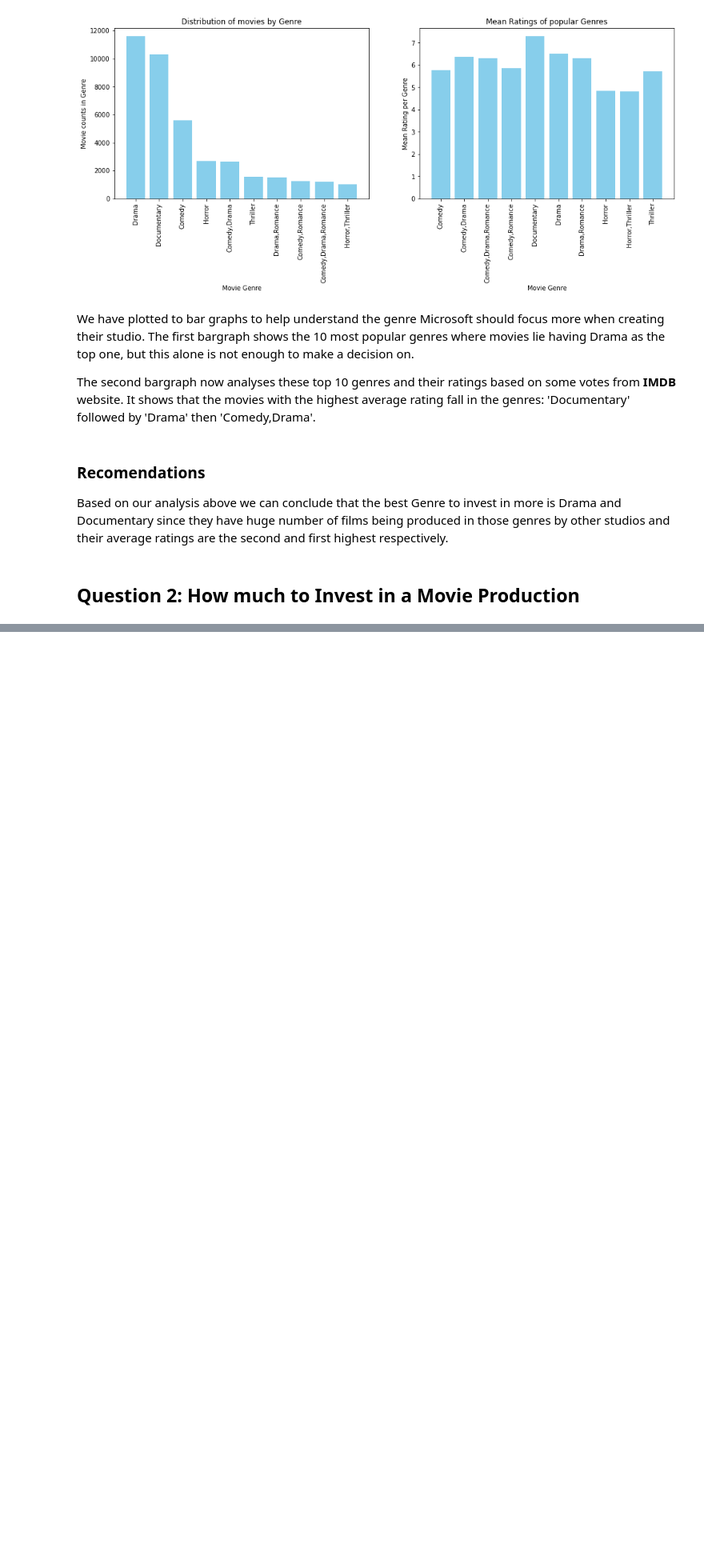
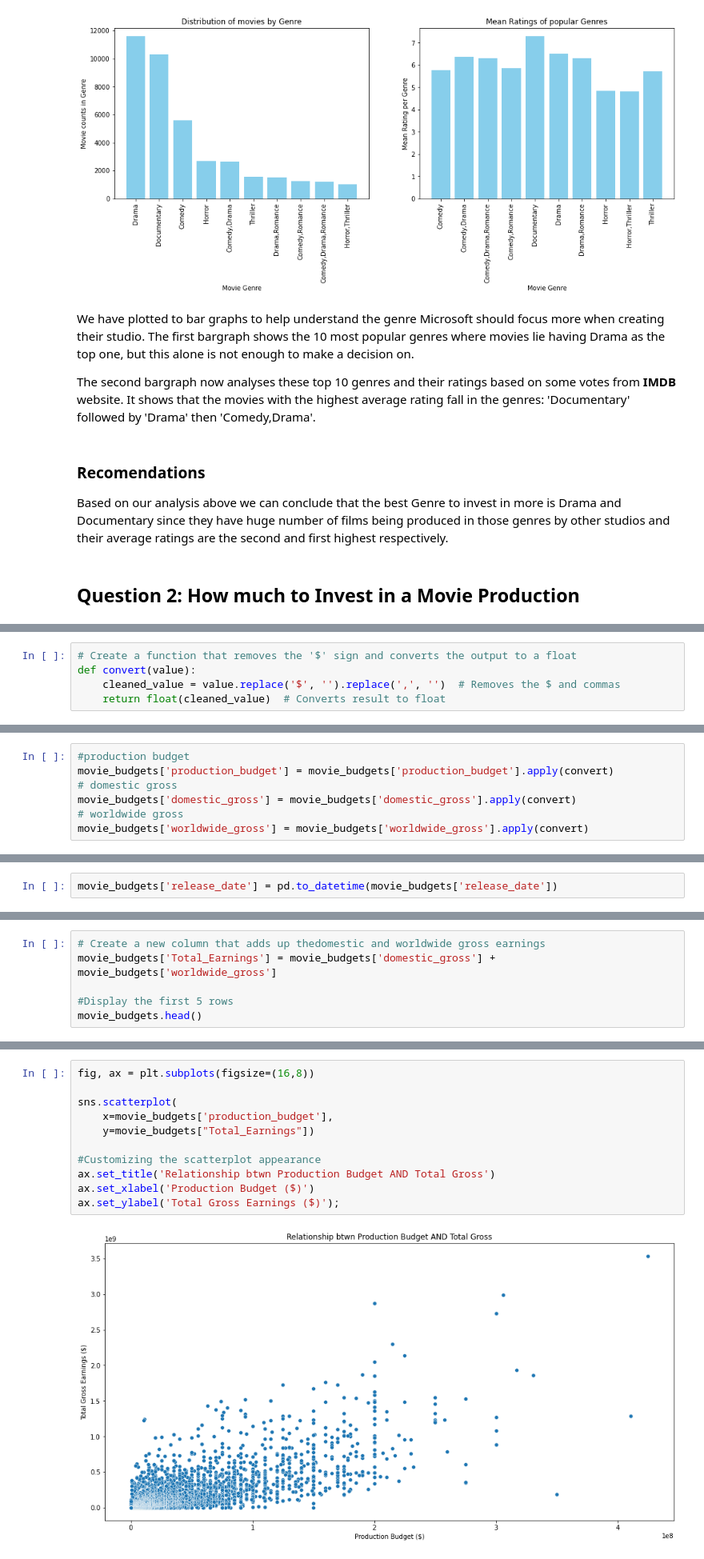
Before and after one commit to HSimiyu/Movie-Data-Analysis, a Jupyter notebook: student.ipynb, the cells around one changed output, grey strips where cells are left out. Shown at 80% size. Cells and saved outputs as stored; diff of their text form; blank space fills up the shorter version.

Commit message:
Find the relationshipe between production budget and movie grossing

```diff
--- a/student.ipynb
+++ b/student.ipynb
@@ -381,0 +406,5 @@ Based on our analysis above we can conclude that the best Genre to invest in mor
+# %%
+# Create a function that removes the '$' sign and converts the output to a float
+def convert(value):
+    cleaned_value = value.replace('$', '').replace(',', '')  # Removes the $ and commas
+    return float(cleaned_value)  # Converts result to float
@@ -381,0 +413,7 @@ Based on our analysis above we can conclude that the best Genre to invest in mor
+# %%
+#production budget
+movie_budgets['production_budget'] = movie_budgets['production_budget'].apply(convert)
+# domestic gross
+movie_budgets['domestic_gross'] = movie_budgets['domestic_gross'].apply(convert)
+# worldwide gross
+movie_budgets['worldwide_gross'] = movie_budgets['worldwide_gross'].apply(convert)
@@ -381,0 +422,2 @@ Based on our analysis above we can conclude that the best Genre to invest in mor
+# %%
+movie_budgets['release_date'] = pd.to_datetime(movie_budgets['release_date'])
@@ -381,0 +474,6 @@ Based on our analysis above we can conclude that the best Genre to invest in mor
+# %%
+# Create a new column that adds up thedomestic and worldwide gross earnings
+movie_budgets['Total_Earnings'] = movie_budgets['domestic_gross'] + movie_budgets['worldwide_gross']
+
+#Display the first 5 rows
+movie_budgets.head()
@@ -381,0 +487,13 @@ Based on our analysis above we can conclude that the best Genre to invest in mor
+# %%
+fig, ax = plt.subplots(figsize=(16,8))
+
+sns.scatterplot(
+    x=movie_budgets['production_budget'],
+    y=movie_budgets["Total_Earnings"])
+
+#Customizing the scatterplot appearance
+ax.set_title('Relationship btwn Production Budget AND Total Gross')
+ax.set_xlabel('Production Budget ($)')
+ax.set_ylabel('Total Gross Earnings ($)');
+# %% [output]
+[figure, added]
```
Also changed, not shown: parts of 26 cells of this notebook.
